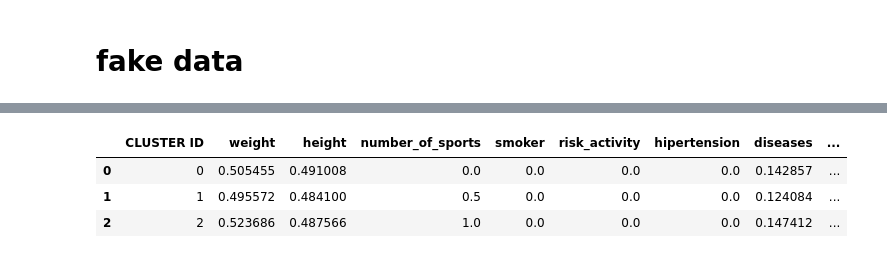
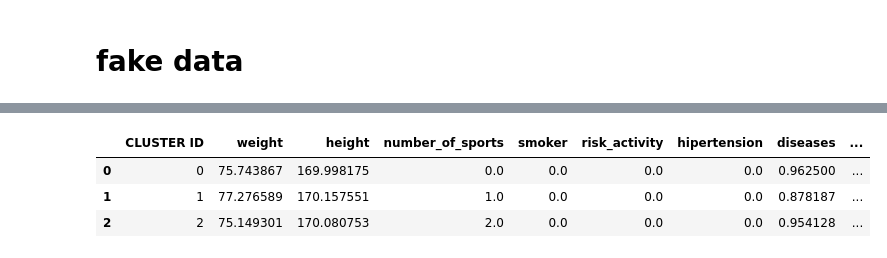
Before and after one commit to mateo-st/ML_UM, a Jupyter notebook: 3º Lab/LAB3 - Mordetzki, Stipanicic.ipynb, the cells around one changed output, grey strips where cells are left out. Saved outputs shown, nothing was run; the diff lists cells and outputs as text; code cells hidden in the pictures.

```diff
--- a/3º Lab/LAB3 - Mordetzki, Stipanicic.ipynb
+++ b/3º Lab/LAB3 - Mordetzki, Stipanicic.ipynb
@@ -477,0 +462,4 @@ df_scaled_cluster
+# %%
+df_scaled_cluster # esto esta mal, hay que asignar de vuelta las columnas
+df['CLUSTER ID'] = df_scaled_cluster['CLUSTER ID'] #agrego los clusters id al df original SIN ESCALAR
+df
@@ -552,37 +554,37 @@ def getMeansFromCluster(assigned_df, n_clusters):
     # INPUTS:
     # assigned_df (pandas dataframe): dataframe containinng the original
     # features before pca and a cluster id
     # n_clusters (int): number of clusters
 
     # OUTPUTS:
     # statistics (pandas dataframe): dataframe containing the mean of
     # every feature grouped by cluster
 
     # HAY QUE CAMBIAR ESTO
     #["weight", "height", "number of sports", "smoker", "risk activity", "hipertension", "diseases", "treatements"]
 
     weight = pd.DataFrame(assigned_df.groupby(['CLUSTER ID']).weight.mean())
     height= pd.DataFrame(assigned_df.groupby(['CLUSTER ID']).height.mean())
     sports= pd.DataFrame(assigned_df.groupby(['CLUSTER ID']).number_of_sports.mean())
     smoker = pd.DataFrame(assigned_df.groupby(['CLUSTER ID']).smoker.mean())
     risk_activity = pd.DataFrame(assigned_df.groupby(['CLUSTER ID']).risk_activity.mean())
     hipertension = pd.DataFrame(assigned_df.groupby(['CLUSTER ID']).hipertension.mean())
     diseases = pd.DataFrame(assigned_df.groupby(['CLUSTER ID']).diseases.mean())
     treatements = pd.DataFrame(assigned_df.groupby(['CLUSTER ID']).treatements.mean())
 
 
     statistics = pd.concat([pd.Series([i for i in range(n_clusters)]), weight,height, sports, smoker,risk_activity,hipertension,diseases,treatements], axis=1)
     statistics = statistics.rename(columns = {0:'CLUSTER ID'}) #correct the number of cluster id column
     return statistics
 
 
-statistics = getMeansFromCluster(df_scaled_cluster, 3)
+statistics = getMeansFromCluster(df, 3)
 statistics
 # %% [output]
 |  | CLUSTER ID | weight | height | number_of_sports | smoker | risk_activity | hipertension | diseases | ... |
-| 0 | 0 | 0.505455 | 0.491008 | 0.0 | 0.0 | 0.0 | 0.0 | 0.142857 | ... |
-| 1 | 1 | 0.495572 | 0.484100 | 0.5 | 0.0 | 0.0 | 0.0 | 0.124084 | ... |
-| 2 | 2 | 0.523686 | 0.487566 | 1.0 | 0.0 | 0.0 | 0.0 | 0.147412 | ... |
+| 0 | 0 | 75.743867 | 169.998175 | 0.0 | 0.0 | 0.0 | 0.0 | 0.962500 | ... |
+| 1 | 1 | 77.276589 | 170.157551 | 1.0 | 0.0 | 0.0 | 0.0 | 0.878187 | ... |
+| 2 | 2 | 75.149301 | 170.080753 | 2.0 | 0.0 | 0.0 | 0.0 | 0.954128 | ... |
 # %%
 # elegimos arbitrariamente el 0
 
```
Also changed, not shown: parts of 14 cells of this notebook.
